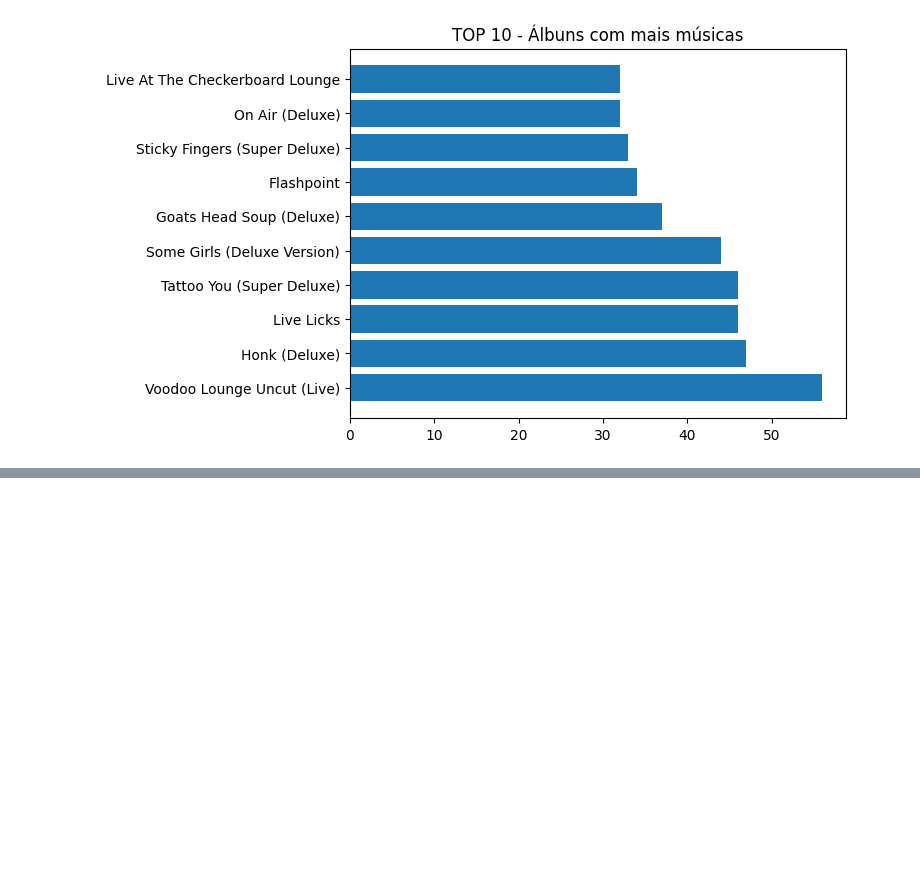
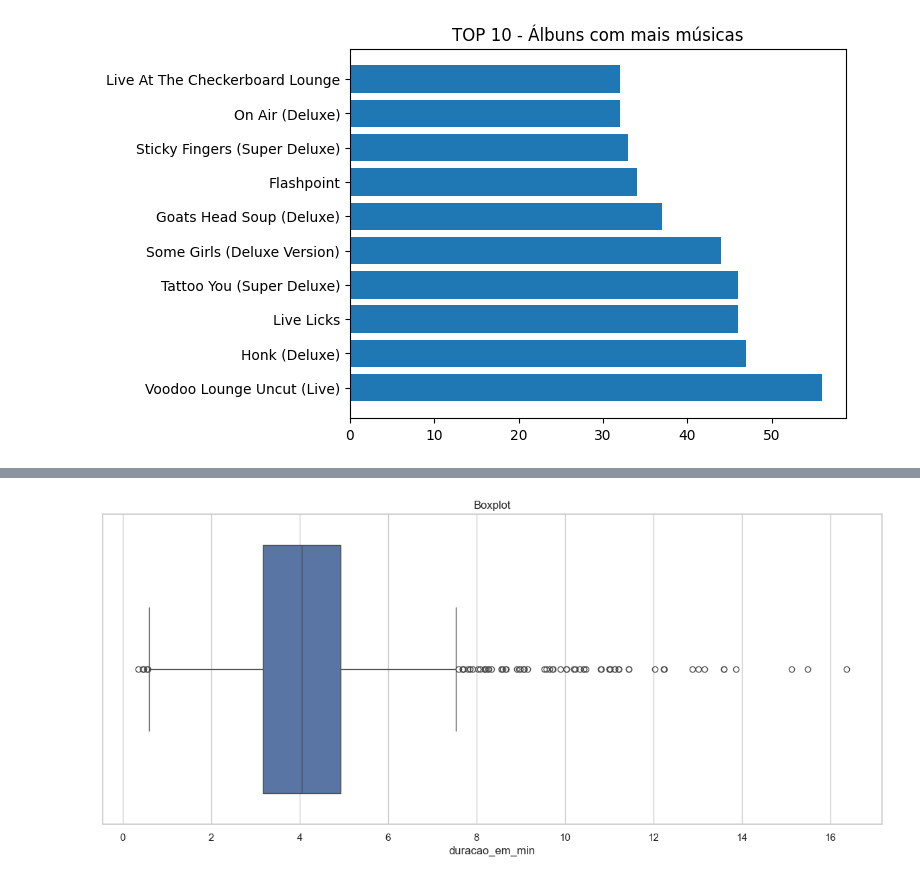
Before and after one commit to DeboraPascoarelli/FIAP_F2A02_ANALISE_EXPLORATORIA_DE_DADOS_EDA, a Jupyter notebook: FASE_2 - MACHINE LEARNIG AND TIME SERIES.ipynb, the cells around one changed output, grey strips where cells are left out. Cells and saved outputs as stored; diff of their text form; code cells hidden in the pictures; blank space fills up the shorter version.

```diff
--- a/FASE_2 - MACHINE LEARNIG AND TIME SERIES.ipynb
+++ b/FASE_2 - MACHINE LEARNIG AND TIME SERIES.ipynb
@@ -769,0 +812,24 @@ plt.show()
+# %%
+#Uma boa forma de identificarmos outliers, é criarmos um gráfico boxplot, para identificarmos informação gerais das nossas médias e dados extremos.
+# Analisando a duração das músicas para verificarmos se temos alguma fora da curva!
+
+#Aqui estamos mudando a cor/estilo do gráfico
+sns.set(style='whitegrid') #estilo do gráfico
+
+#Criando o subplot do boxplot, para configurarmos o tamanho
+fig, axes = plt.subplots(figsize=(15,6)) #tamanho do gráfico
+
+#Chamando a biblioteca seaborn e criando um gráfico boxplot da coluna duracao em minutos
+sns.boxplot(x='duracao_em_min', data=df) #não precisa declarar Y
+
+#Criando um titulo para nosso gráfico
+axes.set_title('Boxplot')
+
+#Exibindo o gráfico
+plt.show()
+
+
+# Os outliers são as bolinhas pretas. Na caixa azul é onde se concetra a maioria dos dados, ou seja, os que não estão fora da curva
+# bolinhas pretas = (comportamentos fora do padrão)
+# %% [output]
+[figure, added]
```
Also changed, not shown: parts of 15 cells of this notebook.
